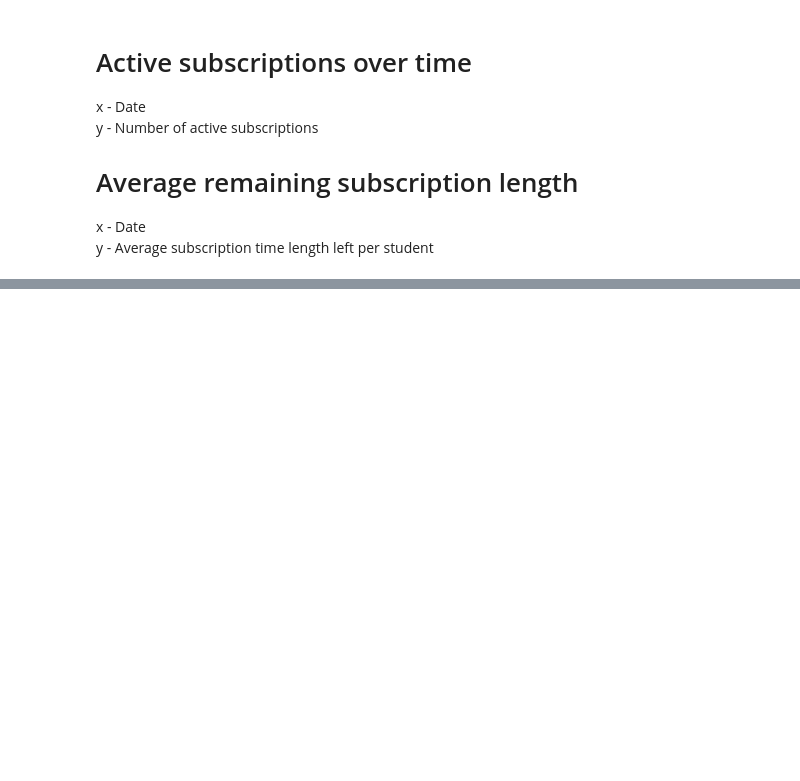
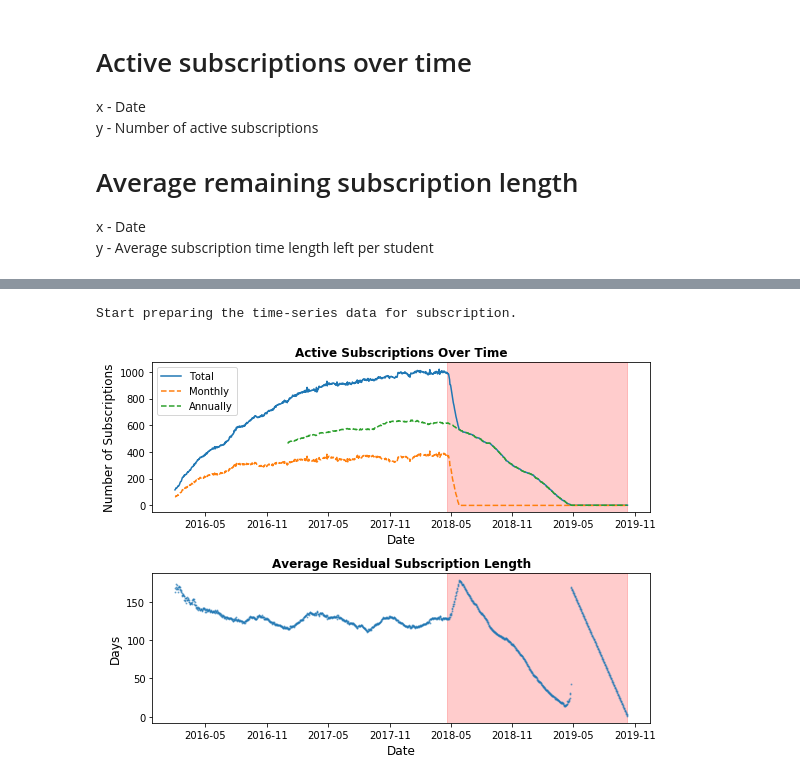
Before and after one commit to vicaws/Whizz, a Jupyter notebook: Code/Churn/Churn/Experiment.ipynb, the cells around one changed output, grey strips where cells are left out. Drawn from its saved outputs; the diff is of its cells as text; code cells hidden in the pictures; blank space fills up the shorter version.

```diff
--- a/Code/Churn/Churn/Experiment.ipynb
+++ b/Code/Churn/Churn/Experiment.ipynb
@@ -206,0 +40,10 @@ df_agg_monthly = df_agg.resample('M').sum()
+# %%
+print("Start preparing the time-series data for subscription.")
+df_subspt_timeseries = utility.df.subspt_timeseries(df_subspt, cfg)
+
+# Active subscriptions over time
+# Average remaining subscription length
+utility.plotlib.active_subspt(df_subspt_timeseries, cfg)
+# %% [output]
+Start preparing the time-series data for subscription.
+[figure, added]
```
Also changed, not shown: parts of 10 cells of this notebook, 6 other files.
